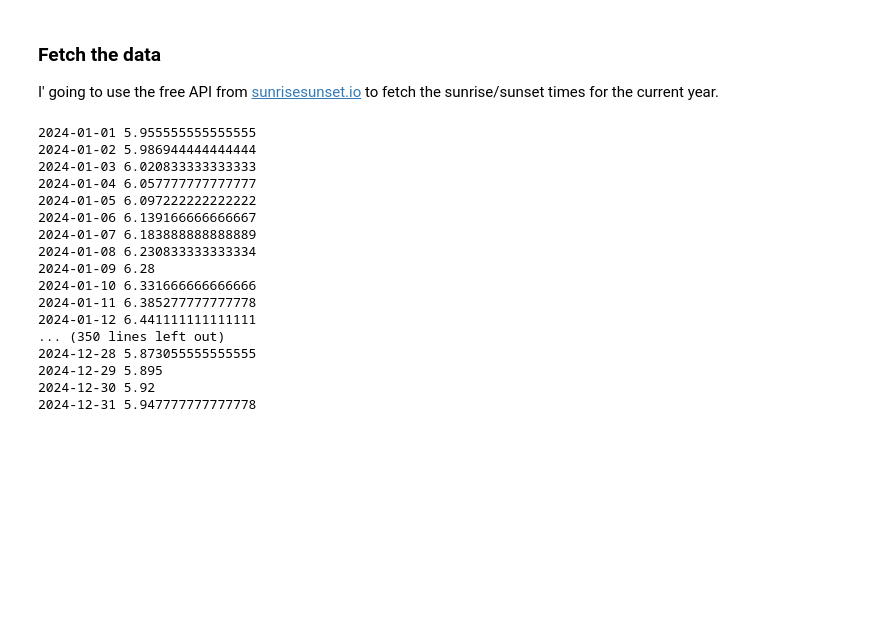
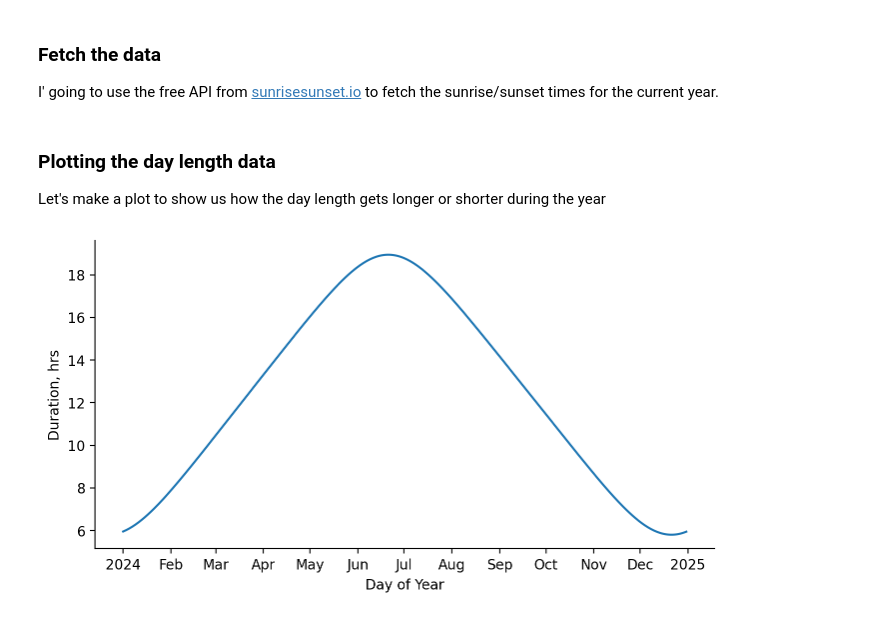
Before and after one commit to tindandelion/days-of-light, a Jupyter notebook: days-of-light.ipynb, the cells around one changed output. Cells and saved outputs as stored; diff of their text form; code cells hidden in the pictures; blank space fills up the shorter version.

Commit message:
Show the day length as a graph

```diff
--- a/days-of-light.ipynb
+++ b/days-of-light.ipynb
@@ -33,43 +33,45 @@ def parse_api_date_object(obj):
     day_duration = datetime.combine(date.min, day_length) - datetime.min
     return DayDuration(parsed_date, day_duration)
 # %%
-def get_year_bounds():
-    now = datetime.now()
-    start_of_year = date(now.year, 1, 1)
-    end_of_year = date(now.year, 12, 31)
+def get_year_bounds(ref_date):
+    start_of_year = date(ref_date.year, 1, 1)
+    end_of_year = date(ref_date.year, 12, 31)
     return start_of_year, end_of_year
 
-def get_request_url(location):
-    date_start, date_end = get_year_bounds()
+def get_request_url(location, date_start, date_end):
     return "https://api.sunrisesunset.io/json?lat={}&lng={}&date_start={}&date_end={}".format(location.lat, location.lon, date_start, date_end)
 
 def request_day_length_data(location):
-    response = r.get(get_request_url(location))
-    assert response.status_code == 200
+    date_start, date_end = get_year_bounds(datetime.now())
+    response = r.get(get_request_url(location, date_start, date_end))
+    assert response.status_code == 200, "Error code: " + str(response.status_code)
 
     json = response.json()
     assert json['status'] == 'OK'
     return [parse_api_date_object(obj) for obj in json['results']]
-# %%
-data = request_day_length_data(Helsinki)
-
-for entry in data:
-    print(entry.date, entry.as_hours())
-# %% [output]
-2024-01-01 5.955555555555555
-2024-01-02 5.986944444444444
-2024-01-03 6.020833333333333
-2024-01-04 6.057777777777777
-2024-01-05 6.097222222222222
-2024-01-06 6.139166666666667
-2024-01-07 6.183888888888889
-2024-01-08 6.230833333333334
-2024-01-09 6.28
-2024-01-10 6.331666666666666
-2024-01-11 6.385277777777778
-2024-01-12 6.441111111111111
-... (350 lines left out)
-2024-12-28 5.873055555555555
-2024-12-29 5.895
-2024-12-30 5.92
-2024-12-31 5.947777777777778
+# %% [markdown]
+### Plotting the day length data
+
+Let's make a plot to show us how the day length gets longer or shorter during the year
+# %%
+import matplotlib.pyplot as plt
+import matplotlib.dates as mdates
+%matplotlib inline
+%config InlineBackend.figure_format='retina'
+
+data = request_day_length_data(Helsinki)
+
+xx = [d.date for d in data]
+yy = [d.as_hours() for d in data]
+
+fig, ax = plt.subplots(figsize=(8, 4))
+ax.plot(xx, yy)
+ax.set_ylabel('Duration, hrs')
+ax.set_xlabel('Day of Year')
+ax.xaxis.set_major_locator(mdates.MonthLocator())
+ax.xaxis.set_major_formatter(mdates.ConciseDateFormatter(ax.xaxis.get_major_locator()))
+
+ax.spines['top'].set_visible(False)
+ax.spines['right'].set_visible(False)
+# %% [output]
+[figure, added]
```
